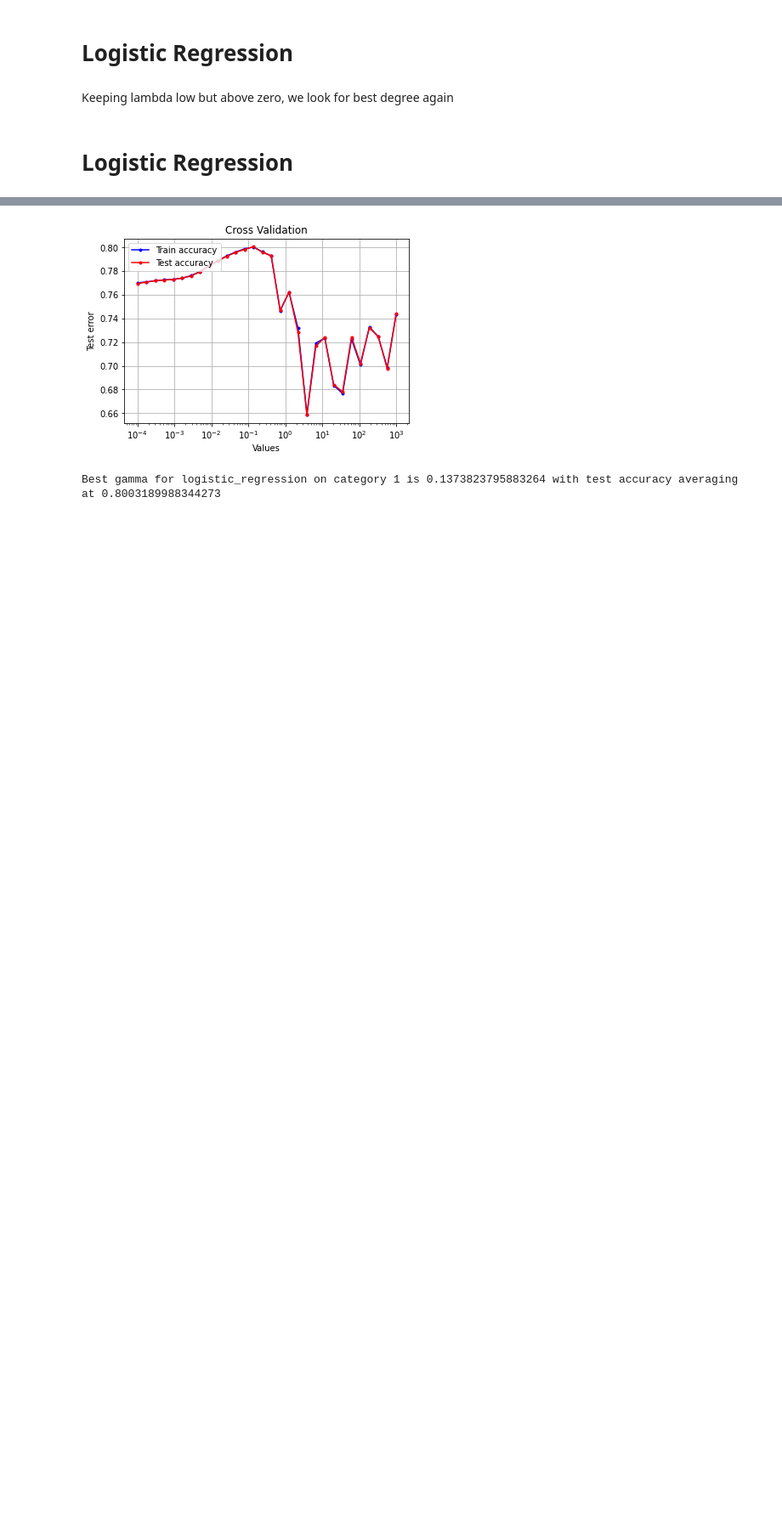
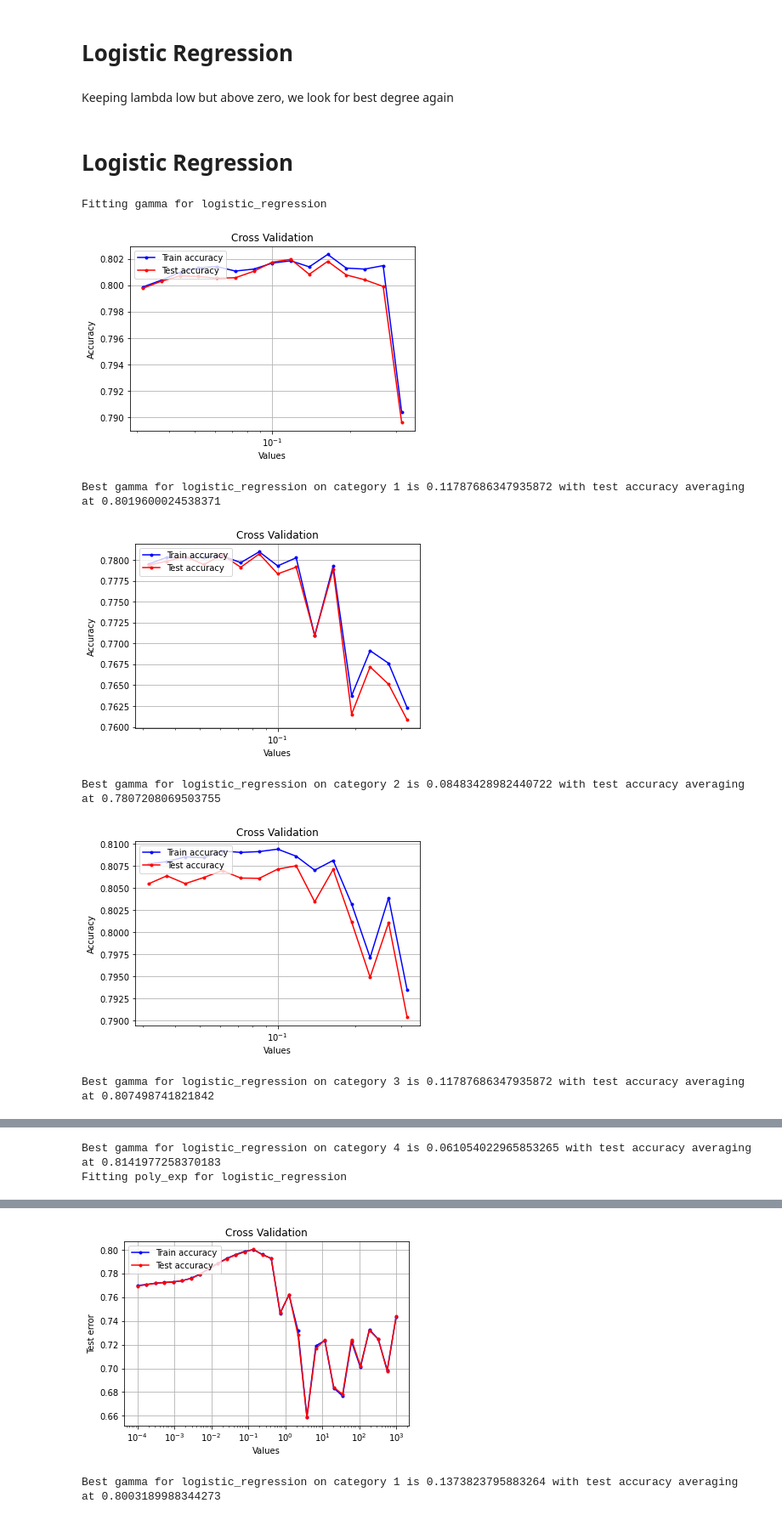
Before and after one commit to hugolepeytre/CS-433-machine-learning, a Jupyter notebook: project1/scripts/fine-tuning.ipynb, the cells around one changed output, grey strips where cells are left out. Shown at 85% size. Saved outputs shown, nothing was run; the diff lists cells and outputs as text; code cells hidden in the pictures; blank space fills up the shorter version.

Commit message:
Fine tuned logistic regression

```diff
--- a/project1/scripts/fine-tuning.ipynb
+++ b/project1/scripts/fine-tuning.ipynb
@@ -25,9 +27,10 @@ CATEGORIES_NBR = 4
 def fine_tune(models):
     for model_name, model in models.items() :
         for param_name, param_values in model.items() :
+            print("Fitting {} for {}".format(param_name, model_name))
             for i in range(CATEGORIES_NBR):
                 #todo, si on a déjà optimisé un paramètre pour un modèle, utiliser celui ci au lieu de celui par défaut dans la fonction
-                best_iter, best_loss = find_best_parameter(Y_train[i], X_train[i], model_name, param_name, param_values, logspace=True, gamma=0.0003, poly_exp=3, lambda_=0.0003)
+                best_iter, best_loss = find_best_parameter(Y_train[i], X_train[i], model_name, param_name, param_values, logspace=True, gamma=0.15, poly_exp=3, lambda_=0.0003, max_iters=1000)
                 print("Best {} for {} on category {} is {} with test accuracy averaging at {}".format(param_name, model_name, i+1, best_iter, best_loss))
 # %%
 #Data structure example
@@ -102,10 +83,17 @@ Keeping lambda low but above zero, we look for best degree again
 # %%
 logistic_regression_model = {
     'logistic_regression' : {
-        'gamma' : np.logspace(-4, 3, 30),
-        'max_iters' : (np.arange(20)+1)*50,
-        'poly_exp' : np.arange(20)
+        'gamma' : np.logspace(-1.5, -0.5, 15),
+        'poly_exp' : np.arange(10)
     },
 }
 
-fine_tune(ridge_regression_model)
+fine_tune(logistic_regression_model)
+# %% [output]
+Fitting gamma for logistic_regression
+[figure, added]
+Best gamma for logistic_regression on category 1 is 0.11787686347935872 with test accuracy averaging at 0.8019600024538371
+[figure, added]
+Best gamma for logistic_regression on category 2 is 0.08483428982440722 with test accuracy averaging at 0.7807208069503755
+[figure, added]
+Best gamma for logistic_regression on category 3 is 0.11787686347935872 with test accuracy averaging at 0.807498741821842
@@ -111,0 +101,2 @@ fine_tune(ridge_regression_model)
+Best gamma for logistic_regression on category 4 is 0.061054022965853265 with test accuracy averaging at 0.8141977258370183
+Fitting poly_exp for logistic_regression
```
Also changed, not shown: parts of 8 cells of this notebook.
